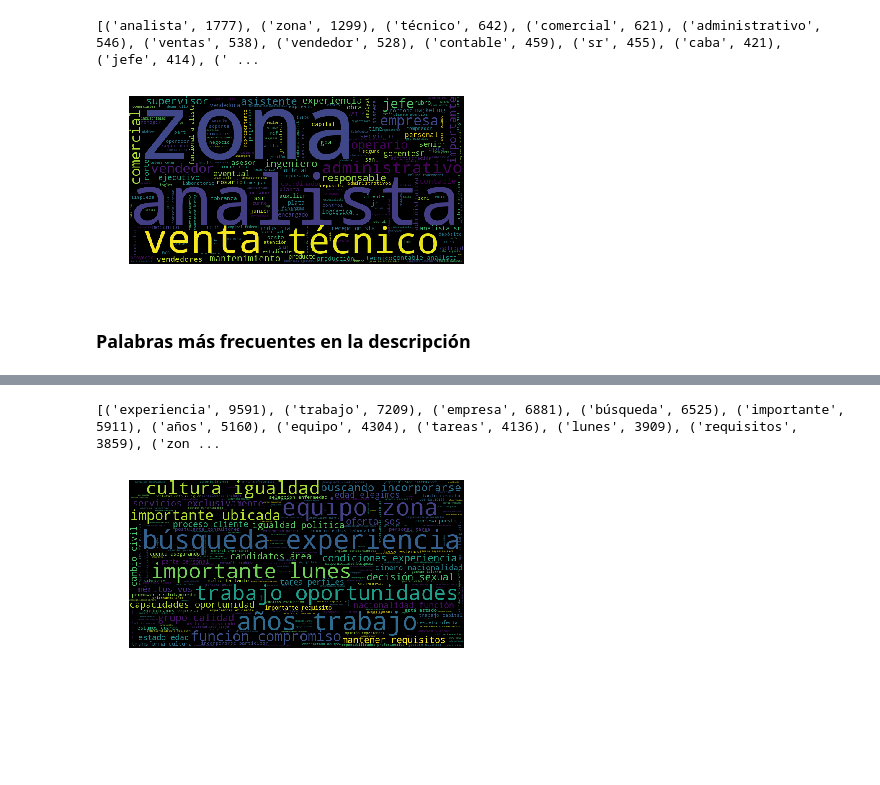
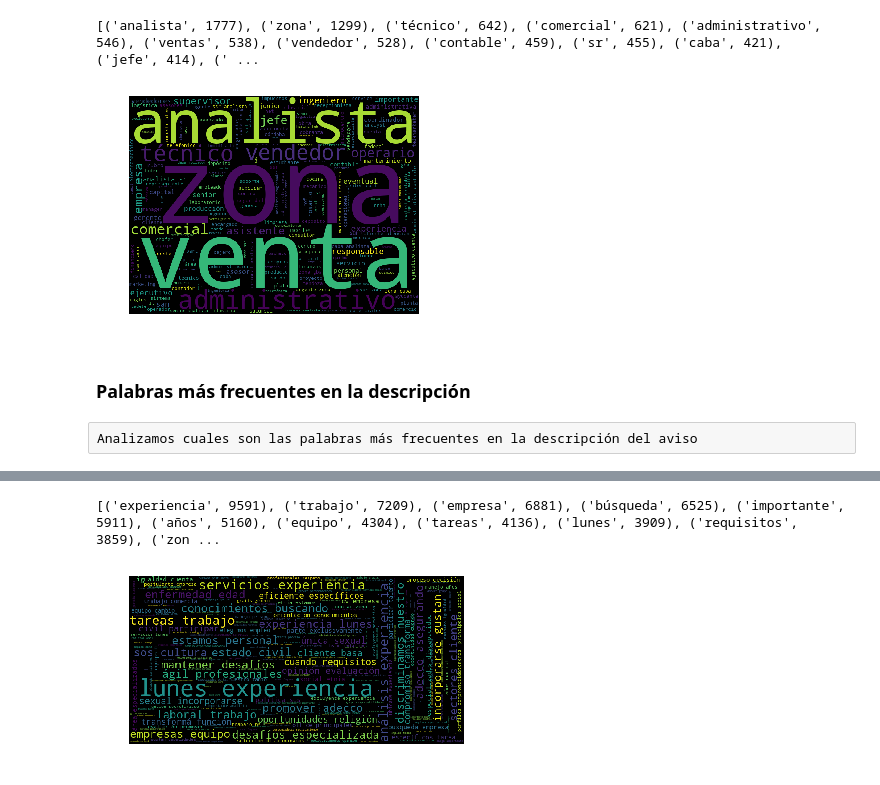
Before and after one commit to tbotalla/Datos1Q2018, a Jupyter notebook: parte1/AnalisisDetalleAvisos.ipynb, the cells around one changed output, grey strips where cells are left out. Saved outputs shown, nothing was run; the diff lists cells and outputs as text; code cells hidden in the pictures; blank space fills up the shorter version.

Commit message:
actualizo los word cloud

```diff
--- a/parte1/AnalisisDetalleAvisos.ipynb
+++ b/parte1/AnalisisDetalleAvisos.ipynb
@@ -353,10 +370,10 @@ Puede llegar a ser util despues hacer esto mismo con la descripcion entera.
 # %%
 stopwords = ['a', 'al', 'ante', 'aquel', 'aires', 'bien', 'buenos', 'como', 'con', 'conseguir', 'cual', 'de', 'del',
-             'desde', 'donde', 'e', 'el', 'ella', 'en', 'es', 'esa', 'encima', 'entonces', 'entre', 'era', 'esta', 'estás', 'estas' 'estan',
-             'están', 'etc', 'fe', 'fue', 'ha', 'hacen', 'hacemos', 'hacer', 'hasta', 'incluso', 'ir', 'jamas',
+             'desde', 'donde', 'e', 'el', 'ella', 'ello', 'en', 'es', 'esa', 'encima', 'entonces', 'entre', 'encontramos', 'encuentra', 'era', 'esta', 'está',
+             'estás', 'estas' 'estan', 'están', 'etc', 'fe', 'fue', 'ha', 'hacen', 'hacemos', 'hacer', 'hasta', 'incluso', 'ir', 'jamas',
              'jamás', 'la', 'las', 'lo', 'los', 'más', 'me', 'menos', 'mi', 'mis', 'misma', 'mismo', 'mucha', 'muchas',
-             'mucho', 'muchos', 'muy', 'ni', 'no', 'nos', 'nosotros', 'nuestra', 'o', 'para', 'por', 'que', 'qué', 'sabe', 'santa', 'saber', 'se',
-             'según', 'ser', 'si', 'sí', 'siendo', 'sin', 'sobre', 'solo', 'somos', 'su', 'sus', 'te', 'tiene', 'tus', 'tu', 'uso',
+             'mucho', 'muchos', 'muy', 'ni', 'no', 'nos', 'nosotros', 'nuestra', 'o', 'para', 'por', 'puesta', 'que', 'qué', 'sabe', 'santa', 'saber', 'se',
+             'según', 'ser', 'serán', 'seran', 'si', 'sí', 'siendo', 'sin', 'sobre', 'solo', 'solicita', 'somos', 'su', 'sus', 'te', 'tiene', 'tus', 'tu', 'uso',
              'un', 'una', 'vaya', 'y']
 
 invalid_characters = [',', ':', '.', ';', '', '?', '¿', '!', '¡', '(', ')', '0', '1', '2', '3', '4', '5', '6', '7', '8', '9',
@@ -367,8 +384,6 @@ def clean_html(string):
     string = re.sub(clean_html_regex, '', string)
     return string
 
-
-# Mejorar que en algunos casos ej: <p>asd<p>qwe va a traer la palabra asdqwe
 def process_top_words(row, col, col_new):
     row[col] = clean_html(row[col])
     row[col_new] = row[col]
@@ -420,0 +434,10 @@ avisos_detalle.head(5)
+# %%
+lista_palabras_frecuentes_descripcion_small = []
+
+def add_word(row, columna):
+    words = row[columna]
+    for word in words:
+        lista_palabras_frecuentes_descripcion_small.append(word)
+
+avisos_detalle.apply(lambda row: add_word(row, 'descripcion_top_words_small'), axis=1)
+avisos_detalle.head(1)
@@ -420,0 +447,10 @@ avisos_detalle.head(5)
+# %%
+text = ''
+for word in lista_palabras_frecuentes_descripcion_small:
+    text += ' ' + word
+wordcloud = WordCloud(relative_scaling = 1,
+                      stopwords = stopwords, width=800, height=600
+                      ).generate(text)
+plt.imshow(wordcloud)
+plt.axis("off")
+plt.show()
@@ -477,17 +495,19 @@ count_palabras_frecuentes_titulos = c.most_common(20)
 # %%
 text = ''
 for word in lista_palabras_frecuentes_titulos:
     text += ' ' + word
 wordcloud = WordCloud(relative_scaling = 1,
-                      stopwords = stopwords, width=800, height=400
+                      stopwords = stopwords, width=800, height=600
                       ).generate(text)
 plt.imshow(wordcloud)
 plt.axis("off")
 plt.show()
 # %% [output]
-[figure, old version]
+[figure, new version]
 # %% [markdown]
 ### **Palabras más frecuentes en la descripción**
+# %% [raw]
+Analizamos cuales son las palabras más frecuentes en la descripción del aviso
 # %%
 avisos_detalle = avisos_detalle.apply(lambda row: process_words(row, 'descripcion', 'descripcion_top_words'), axis=1)
 # %%
@@ -523,4 +543,4 @@ plt.imshow(wordcloud)
 plt.axis("off")
 plt.show()
 # %% [output]
-[figure, old version]
+[figure, new version]
```
Also changed, not shown: parts of 11 cells of this notebook.
